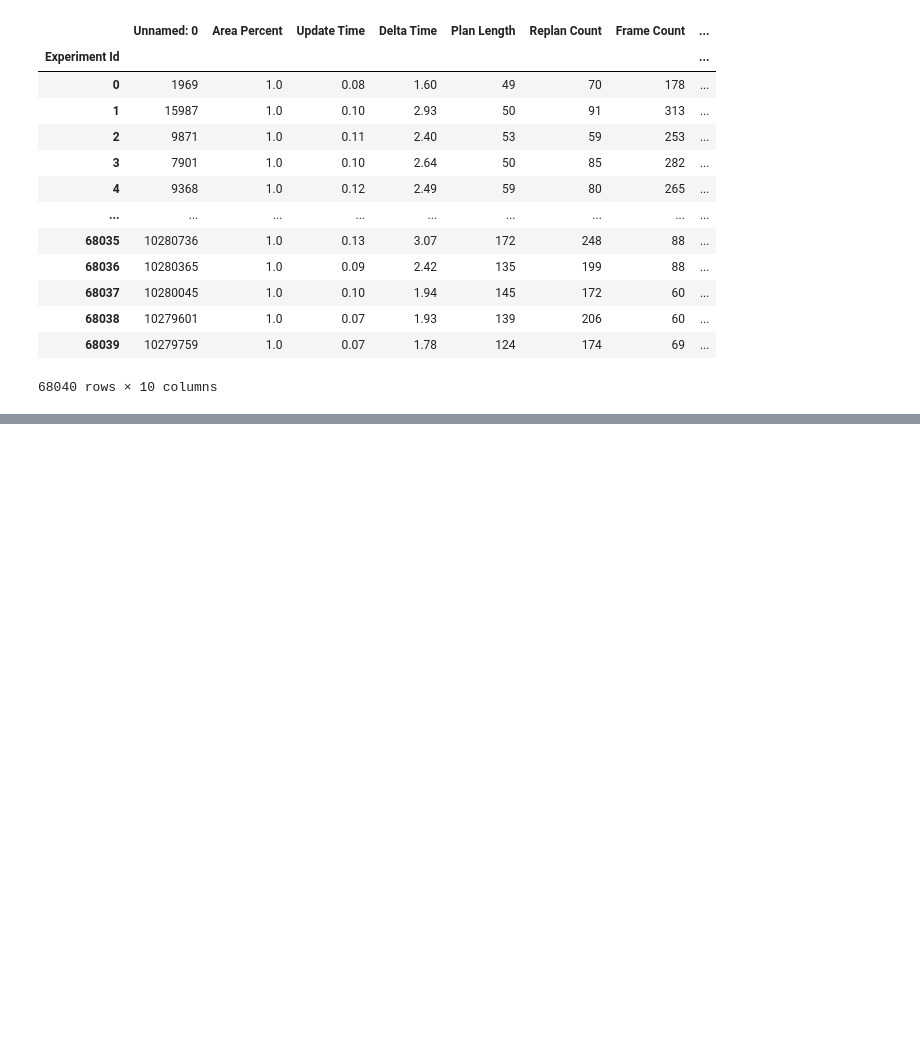
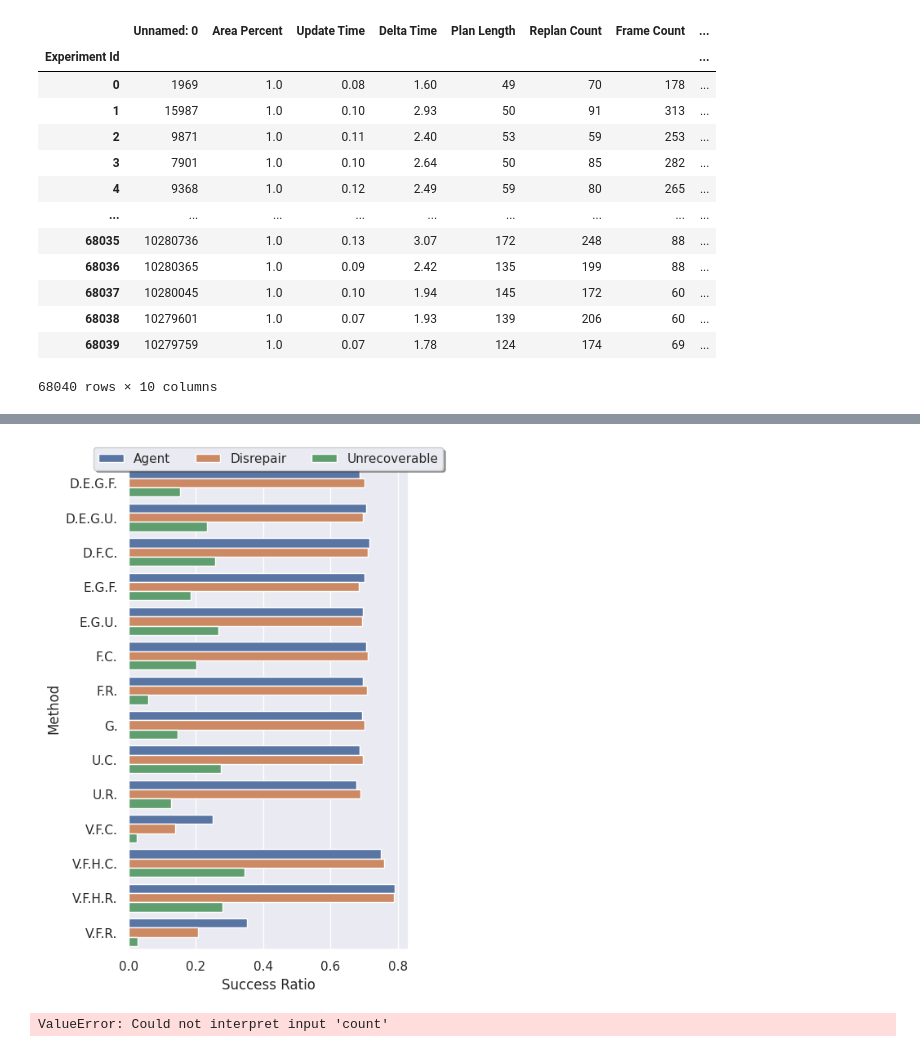
Before and after one commit to DIRECTLab/Multi_Agents_Area_Exploration, a Jupyter notebook: data_analysis/plots.ipynb, the cells around one changed output, grey strips where cells are left out. Cells and saved outputs as stored; diff of their text form; code cells hidden in the pictures; blank space fills up the shorter version.

Commit message:
sucsess ratio plot and wost case table

```diff
--- a/data_analysis/plots.ipynb
+++ b/data_analysis/plots.ipynb
@@ -141,0 +105,5 @@ df_all.groupby(['Method']).max()[['Frame Count', 'Delta Time']]
+# %%
+wost_case = df_all.groupby(['Method']).max()[['Frame Count', 'Delta Time']].sort_values(by='Frame Count')
+with open(f"{root_directory}/data_analysis/plots/worst_case.txt", 'w') as f:
+    f.write(wost_case.to_latex())
+wost_case
@@ -161,0 +180,22 @@ df_all.groupby(['Experiment Id']).max()
+# %%
+# df_end['Success Ratio']
+method_group = df_end.groupby(['M', 'Loss Type','Success',]).count()['Experiment Id'].unstack()
+method_group['Success Ratio'] = method_group[True]/(method_group[True]+method_group[False])
+
+method_group.reset_index(inplace=True)
+method_group.drop(columns=[True, False], inplace=True)
+# drop Success
+# method_group.drop(columns=['Success'], inplace=True)
+# stack up
+method_group = method_group.set_index(['M',  'Loss Type']).stack().reset_index()
+method_group.drop(columns=['Success'], inplace=True)
+# rename the column 0 to Success Ratio
+method_group.rename(columns={0:'Success Ratio'}, inplace=True)
+method_group.set_index(['M',  'Loss Type'], inplace=True)
+
+with open(f"{root_directory}/data_analysis/plots/loss_type.tex", 'w') as f:
+    # f.write(df_end.groupby(['Loss Type', 'Method','Success']).count()['Experiment Id'].to_latex())
+    # rotate the table 90 degrees so the index is now the columns
+    f.write(method_group.to_latex())
+
+method_group
@@ -161,0 +221,28 @@ df_all.groupby(['Experiment Id']).max()
+# %%
+
+# method_group
+sns.barplot(y="M", x="Success Ratio", hue="Loss Type", data=method_group.reset_index())
+# change the fig ratio
+plt.gcf().set_size_inches(5, 7.)
+
+# rename Y axis
+plt.ylabel('Method')
+# move the legend to the top center
+plt.legend(loc='upper center', bbox_to_anchor=(0.5, 1.05), ncol=3, fancybox=True, shadow=True)
+#
+
+# save the whole figure dont cut the legend
+plt.tight_layout()
+
+
+plt.savefig(f"{root_directory}/data_analysis/plots/Success_Ratio.png", dpi=300)
+# %% [output]
+[figure, added]
+# %%
+g = sns.catplot(x="Experiment Id", y="count", hue="Success", kind="bar", col="Loss Type", data=df_end.groupby(['Method','Success', 'Loss Type']).count()['Experiment Id'].reset_index())
+
+# Set labels for axes and title
+g.set_axis_labels("Experiment Id", "Count")
+g.set_titles("{col_name} Loss Type")
+# %% [output]
+ValueError: Could not interpret input 'count'
```
Also changed, not shown: parts of 19 cells of this notebook.
